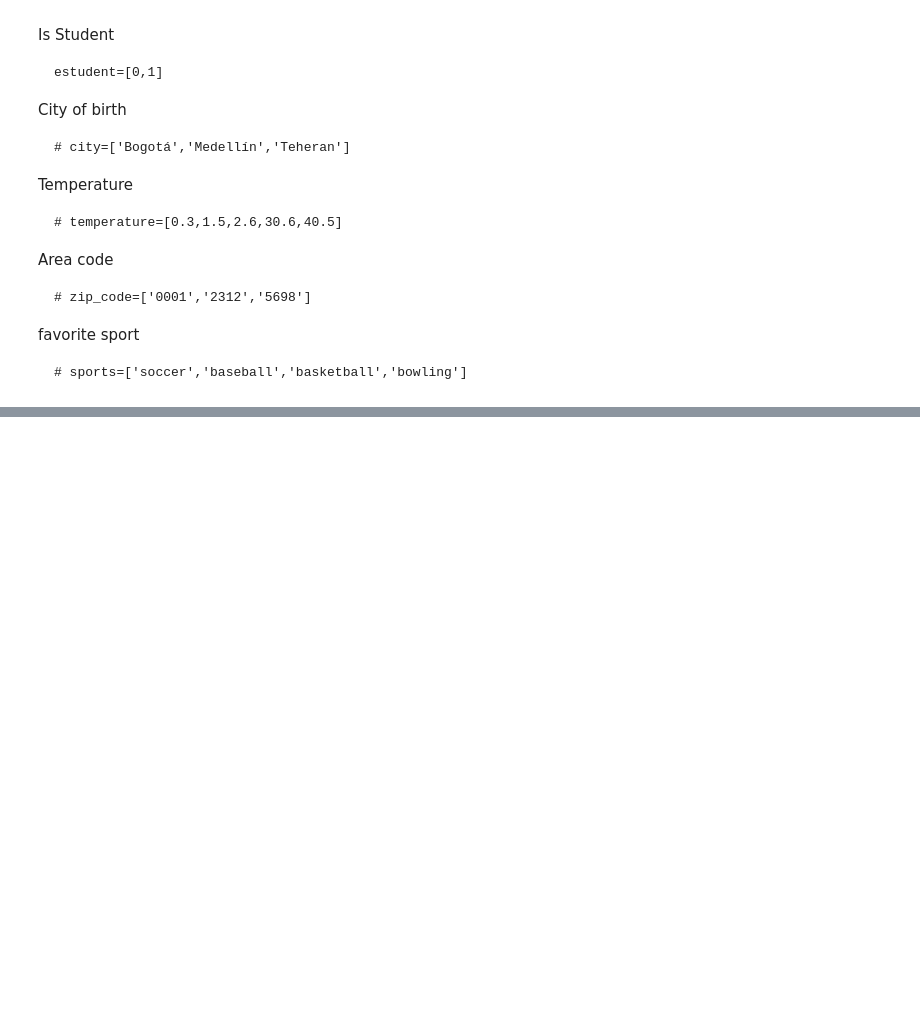
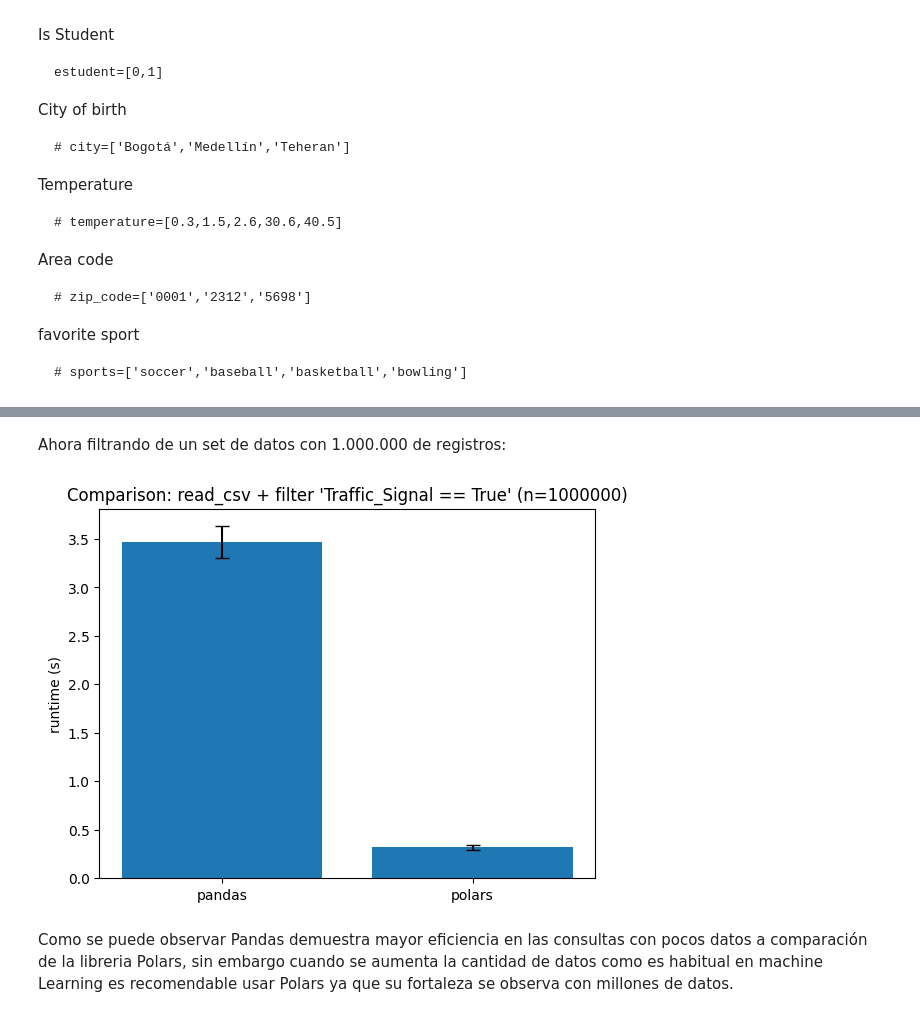
Before and after one commit to ivankarrillin/ML_Doc, a Jupyter notebook: 4_pandas/Tutorial Pandas.ipynb, the cells around one changed output, grey strips where cells are left out. Drawn from its saved outputs; the diff is of its cells as text; code cells hidden in the pictures; blank space fills up the shorter version.

```diff
--- a/4_pandas/Tutorial Pandas.ipynb
+++ b/4_pandas/Tutorial Pandas.ipynb
@@ -291,0 +786,54 @@ favorite sport
+# %% [markdown]
+Ahora filtrando de un set de datos con 1.000.000 de registros:
+# %%
+import pandas as pd
+import polars as pl
+import matplotlib.pyplot as plt
+import timeit
+import numpy as np
+
+# Archivo a leer
+csv_file = "US_Accidents_March23.csv"
+
+# Número de repeticiones
+repeats = 5
+
+# Tiempo con pandas: leer y filtrar
+pandas_times = timeit.repeat(
+    stmt="""
+df = pd.read_csv(csv_file, nrows=1000000)
+filtered = df[df['Traffic_Signal'] == True]
+""",
+    setup='import pandas as pd; csv_file="US_Accidents_March23.csv"',
+    repeat=repeats,
+    number=1
+)
+
+# Tiempo con polars: leer y filtrar
+polars_times = timeit.repeat(
+    stmt="""
+df = pl.read_csv(csv_file, n_rows=1000000)
+filtered = df.filter(pl.col("Traffic_Signal") == True)
+""",
+    setup='import polars as pl; csv_file="US_Accidents_March23.csv"',
+    repeat=repeats,
+    number=1
+)
+
+# Estadísticas
+means = [np.mean(pandas_times), np.mean(polars_times)]
+stds = [np.std(pandas_times), np.std(polars_times)]
+
+# Gráfico
+labels = ['pandas', 'polars']
+x = np.arange(len(labels))
+
+plt.bar(x, means, yerr=stds, capsize=5)
+plt.xticks(x, labels)
+plt.ylabel("runtime (s)")
+plt.title("Comparison: read_csv + filter 'Traffic_Signal == True' (n=1000000)")
+plt.show()
+# %% [output]
+[figure, added]
+# %% [markdown]
+Como se puede observar Pandas demuestra mayor eficiencia en las consultas con pocos datos a comparación de la libreria Polars, sin embargo cuando se aumenta la cantidad de datos como es habitual en machine Learning es recomendable usar Polars ya que su fortaleza se observa con millones de datos.
```
Also changed, not shown: parts of 43 cells of this notebook, 3 other files.
